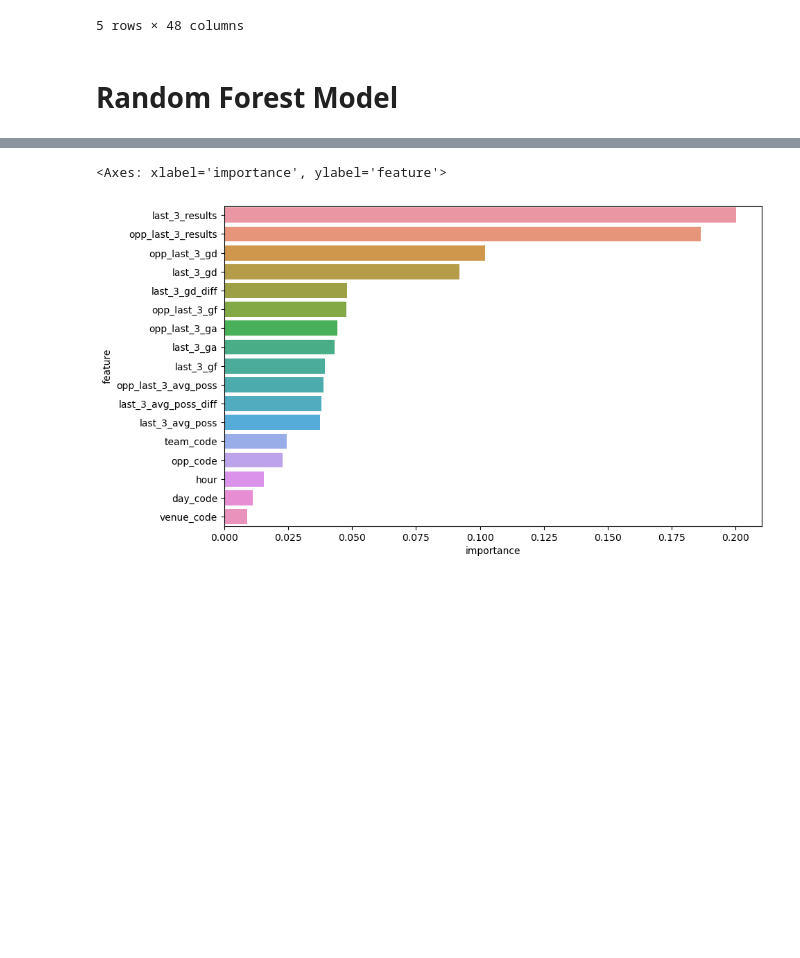
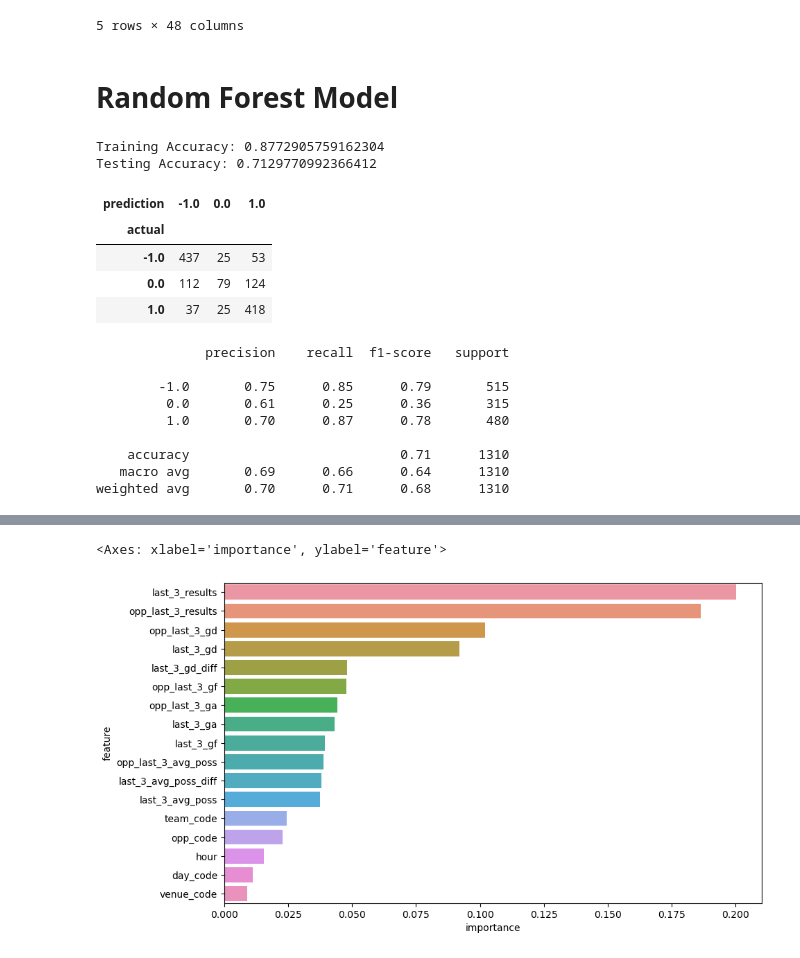
Before and after one commit to cschneggenburger/group-2-project-2, a Jupyter notebook: pipelining/model_metrics.ipynb, the cells around one changed output, grey strips where cells are left out. Saved outputs shown, nothing was run; the diff lists cells and outputs as text; code cells hidden in the pictures; blank space fills up the shorter version.

```diff
--- a/pipelining/model_metrics.ipynb
+++ b/pipelining/model_metrics.ipynb
@@ -45,14 +45,31 @@ matches.head()
 # %%
 # #random forest classifier
 rf_model, test_accuracy, train_accuracy, contingency_table, classification_report, feature_names = utils.create_rf_model(matches)
 
 #Print out train and test accuracy for model
 print("Training Accuracy:", train_accuracy)
 print("Testing Accuracy:", test_accuracy)
 
 #Show contingency table and classification report for the model
 display(contingency_table)
-display(classification_report)
+print(classification_report)
+# %% [output]
+Training Accuracy: 0.8772905759162304
+Testing Accuracy: 0.7129770992366412
+| prediction | -1.0 | 0.0 | 1.0 |
+| actual |  |  |  |
+| -1.0 | 437 | 25 | 53 |
+| 0.0 | 112 | 79 | 124 |
+| 1.0 | 37 | 25 | 418 |
+              precision    recall  f1-score   support
+
+        -1.0       0.75      0.85      0.79       515
+         0.0       0.61      0.25      0.36       315
+         1.0       0.70      0.87      0.78       480
+
+    accuracy                           0.71      1310
+   macro avg       0.69      0.66      0.64      1310
+weighted avg       0.70      0.71      0.68      1310
 # %%
 # determine which feature explains the most variance in the model
 importances = rf_model.feature_importances_
```
Also changed, not shown: parts of 1 cell of this notebook, 3 other files.
